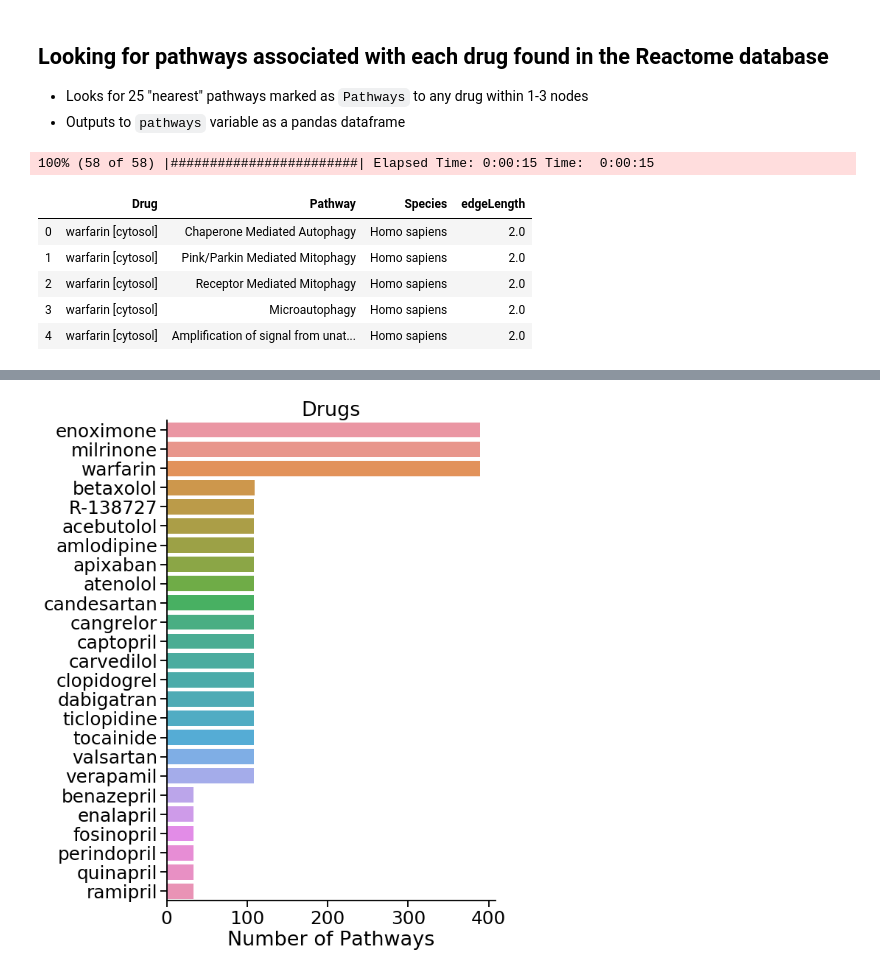
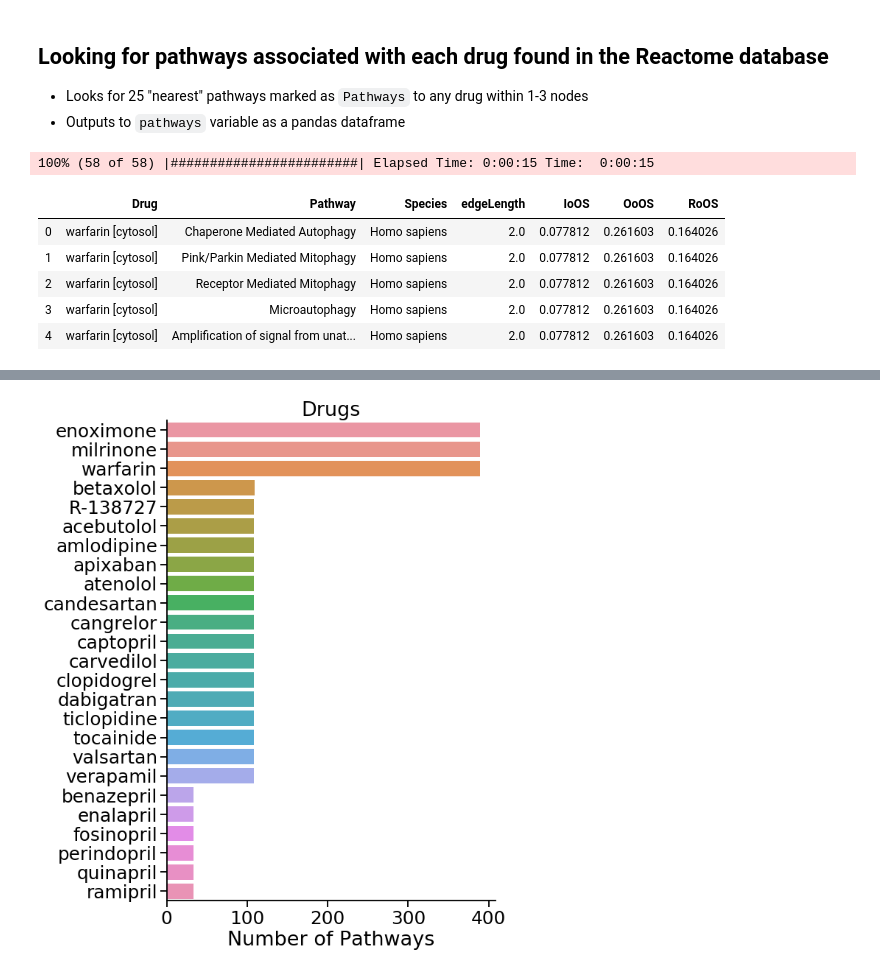
Before and after one commit to pinglab-intern/caseolap-pipeline, a Jupyter notebook: Explore_Drug_chemical_OxStress.ipynb, the cells around one changed output, grey strips where cells are left out. Saved outputs shown, nothing was run; the diff lists cells and outputs as text; code cells hidden in the pictures.

Commit message:
:sparkles: integrated caseolap score to reactome pathway analysis

```diff
--- a/Explore_Drug_chemical_OxStress.ipynb
+++ b/Explore_Drug_chemical_OxStress.ipynb
@@ -13,8 +13,8 @@ import matplotlib.pyplot as plt
 # %% [markdown]
 ## Importing curated lists of drugs and chemicals
 # %%
-chemical_list_df = pd.read_csv('lib/Oxidative Stress Text Mining Targets 4.1 - Summary of Oxidative Stress.csv')
-drug_list_df = pd.read_csv('lib/Drug list total 04.05.19   - Overview Drug list.csv')
+chemical_list_df = pd.read_csv('lib/oxidative_stress_chemicals_SA_10222019.csv')
+drug_list_df = pd.read_csv('lib/drug_list_SA_10222019.csv')
 # %%
 chemical_list_df.head(n=2)
 # %% [output]
@@ -80 +81,9 @@ Initial Drug List Size:  155
 Drugs found in Reacome:  58
+# %%
+caseolap_results = pd.read_csv('lib/caseolap.csv')
+drugs_with_caseOLAP = drugs_in_reactome.merge(
+    caseolap_results.rename(columns={'protein': 'Name'}),
+    how='inner',
+    validate='1:1'
+)
+drugs_with_caseOLAP.head()
@@ -86,38 +102,41 @@ Drugs found in Reacome:  58
 # %%
 
 # Re-initializing driver to account for changes made to driver function
 importlib.reload(neo4j_driver)
 driver = neo4j_driver.driver(uri = "bolt://localhost:7687", user = "neo4j", password = "Akre1234")
 
-# For each reactome drug ID, looks for 100 "closest" pathways within 1-2 nodes
+# For each reactome drug ID, looks for "closest" pathways within 1-2 nodes
 pathways = pd.DataFrame()
-for reactome_id, d_df, in progressbar.progressbar(drugs_in_reactome.groupby('stId')):
+for (reactome_id, IoOS, OoOS, RoOS), d_df, in progressbar.progressbar(drugs_with_caseOLAP.groupby(['stId', 'IoOS', 'OoOS', 'RoOS'])):
     result = driver.get_n_relations(
         class_1='Drug',
         id_1="'%s'" % reactome_id,
         id_class='stId',
 #        class_2='TopLevelPathway',
         class_2='Pathway',
         info_cols=['a.displayName', 'b.displayName', 'b.speciesName'],
         edge_type='*1..2',
         where_clause=" WHERE b.speciesName = 'Homo sapiens'",
         verbose=False,
         n=10000,
     ).rename(columns={
         'a.displayName': 'Drug',
         'b.displayName': 'Pathway',
         'b.speciesName': 'Species'
     })
+    result['IoOS'] = IoOS
+    result['OoOS'] = OoOS
+    result['RoOS'] = RoOS
     pathways = pathways.append(result, ignore_index=True, sort=False)
 
 pathways.head()
 # %% [output]
 100% (58 of 58) |########################| Elapsed Time: 0:00:15 Time:  0:00:15
-|  | Drug | Pathway | Species | edgeLength |
-| 0 | warfarin [cytosol] | Chaperone Mediated Autophagy | Homo sapiens | 2.0 |
-| 1 | warfarin [cytosol] | Pink/Parkin Mediated Mitophagy | Homo sapiens | 2.0 |
-| 2 | warfarin [cytosol] | Receptor Mediated Mitophagy | Homo sapiens | 2.0 |
-| 3 | warfarin [cytosol] | Microautophagy | Homo sapiens | 2.0 |
-| 4 | warfarin [cytosol] | Amplification of signal from unat... | Homo sapiens | 2.0 |
+|  | Drug | Pathway | Species | edgeLength | IoOS | OoOS | RoOS |
+| 0 | warfarin [cytosol] | Chaperone Mediated Autophagy | Homo sapiens | 2.0 | 0.077812 | 0.261603 | 0.164026 |
+| 1 | warfarin [cytosol] | Pink/Parkin Mediated Mitophagy | Homo sapiens | 2.0 | 0.077812 | 0.261603 | 0.164026 |
+| 2 | warfarin [cytosol] | Receptor Mediated Mitophagy | Homo sapiens | 2.0 | 0.077812 | 0.261603 | 0.164026 |
+| 3 | warfarin [cytosol] | Microautophagy | Homo sapiens | 2.0 | 0.077812 | 0.261603 | 0.164026 |
+| 4 | warfarin [cytosol] | Amplification of signal from unat... | Homo sapiens | 2.0 | 0.077812 | 0.261603 | 0.164026 |
 # %%
 pathways['drug'] = pathways['Drug'].str.split(' ').str.get(0)
```
Also changed, not shown: parts of 8 cells of this notebook, 4 other files.
